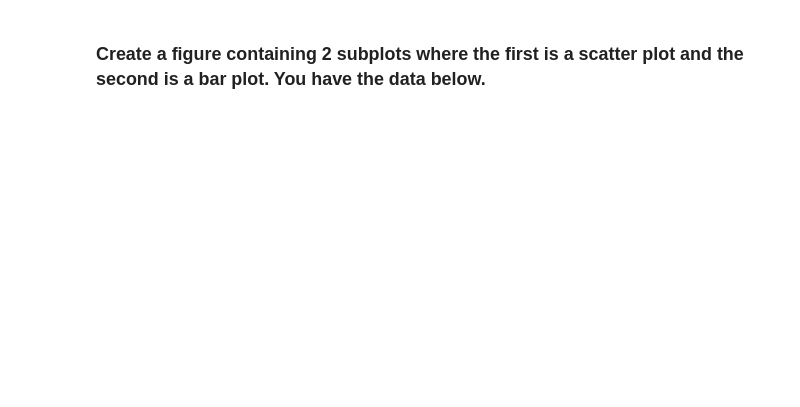
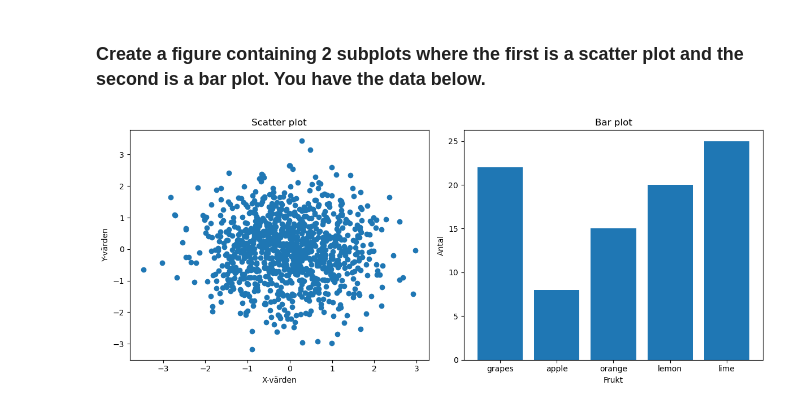
Before and after one commit to jonaskallman/Kunskapskontroll_2_3, a Jupyter notebook: kunskapskontroll_2_2_matplotlib_JFK.ipynb, the cells around one changed output. Drawn from its saved outputs; the diff is of its cells as text; code cells hidden in the pictures; blank space fills up the shorter version.

```diff
--- a/kunskapskontroll_2_2_matplotlib_JFK.ipynb
+++ b/kunskapskontroll_2_2_matplotlib_JFK.ipynb
@@ -76,21 +81,23 @@ values = list(fruit_data.values())
 # %%
 
 fig, axes = plt.subplots(1, 2, figsize=(12, 5)) # Skapar en figur
 
 #Scatter plot
 axes[0].scatter(random_data_x, random_data_y) # Ritar punktdiagram
 axes[0].set_title("Scatter plot") # Titel
 axes[0].set_xlabel("X-värden") # X-axelns etikett
 axes[0].set_ylabel("Y-värden") # Y-axelns etikett
 
-Bar plot
+#Bar plot
 axes[1].bar(names, values) # Ritar stapeldiagram
 axes[1].set_title("Bar plot") # Titel
 axes[1].set_xlabel("Frukt") # X-axelns etikett
 axes[1].set_ylabel("Antal") # Y-axelns etikett
 
 # Justerar layout
 plt.tight_layout()
 
 # Visar figuren
 plt.show()
+# %% [output]
+[figure, added]
```
Also changed, not shown: parts of 3 cells of this notebook, 3 other files.
